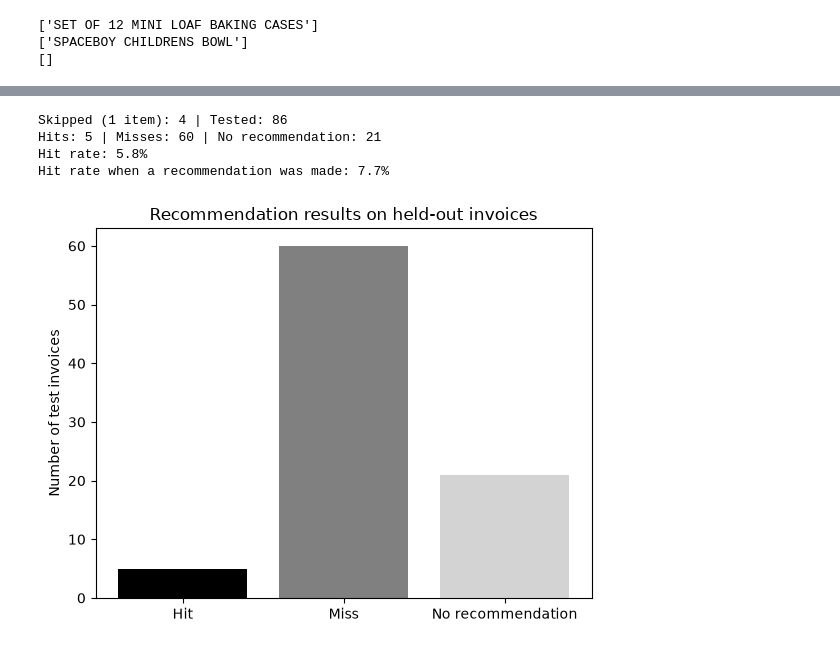
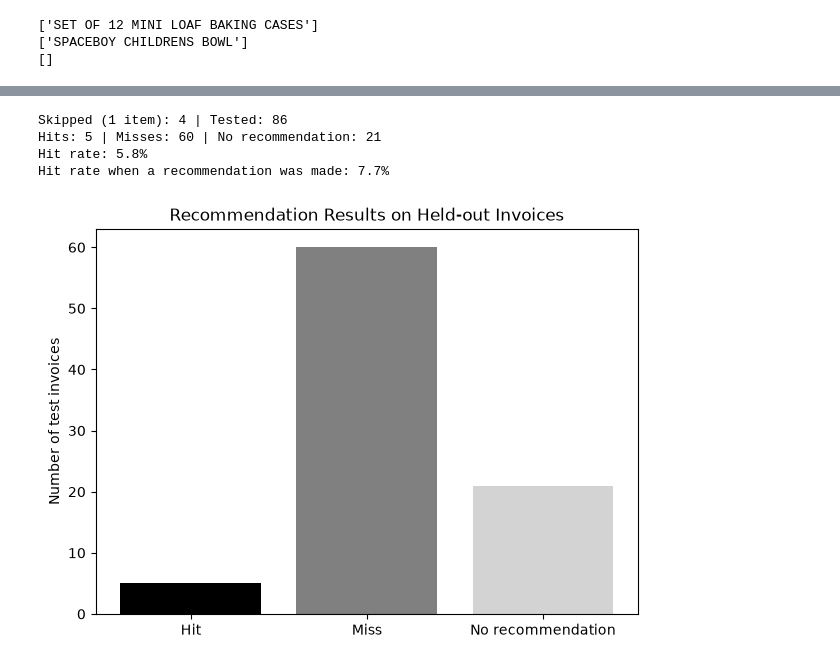
Before and after one commit to MoaazHF/data-mining, a Jupyter notebook: notebooks/3_association.ipynb, the cells around one changed output, grey strips where cells are left out. Cells and saved outputs as stored; diff of their text form; code cells hidden in the pictures.

```diff
--- a/notebooks/3_association.ipynb
+++ b/notebooks/3_association.ipynb
@@ -89,39 +186,42 @@ Recommended vs actually purchased on held-out invoices (hit rate).
 # %%
-import random
-rng=random.Random(RANDOM_STATE)
-hits , misses , no_rec , skipped = 0,0,0,0
+rng = random.Random(RANDOM_STATE)
+hits, misses, no_rec, skipped = 0, 0, 0, 0
 
 for invoice, row in basket_test.iterrows():
     items = list(row[row].index)
-    if len(items)<2:
-        skipped+=1
+    if len(items) < 2:
+        skipped += 1
         continue
-    hidden= rng.choice(items)
-    visible=[i for i in items if i !=hidden]
-    suggestions=recommend(visible , rules)
+
+    hidden = rng.choice(items)
+    visible = [i for i in items if i != hidden]
+    suggestions = recommend(visible, rules)
+
     if not suggestions:
-     no_rec +=1
+        no_rec += 1
     elif hidden in suggestions:
-        hits +=1
+        hits += 1
     else:
-        misses +=1
+        misses += 1
 
-    tested = hits + misses + no_rec
+tested = hits + misses + no_rec
 print("Skipped (1 item):", skipped, "| Tested:", tested)
 print("Hits:", hits, "| Misses:", misses, "| No recommendation:", no_rec)
 print(f"Hit rate: {hits / tested:.1%}")
 print(f"Hit rate when a recommendation was made: {hits / (hits + misses):.1%}")
-#The comparison Between the PRedictand Actual
-plt.bar(["Hit", "Miss", "No recommendation"], [hits, misses, no_rec], color=["black", "grey", "lightgrey"])
-plt.title("Recommendation results on held-out invoices")
-plt.ylabel("Number of test invoices")
-plt.show()
 # %% [output]
 Skipped (1 item): 4 | Tested: 86
 Hits: 5 | Misses: 60 | No recommendation: 21
 Hit rate: 5.8%
 Hit rate when a recommendation was made: 7.7%
-[figure, removed]
+# %%
+plt.figure(figsize=(7, 5))
+plt.bar(["Hit", "Miss", "No recommendation"], [hits, misses, no_rec], color=["black", "grey", "lightgrey"])
+plt.title("Recommendation Results on Held-out Invoices")
+plt.ylabel("Number of test invoices")
+plt.show()
+# %% [output]
+[figure, added]
 # %% [markdown]
 ## F. Evaluation Metrics
 **Owner:** Moaaz
```
Also changed, not shown: parts of 24 cells of this notebook.
